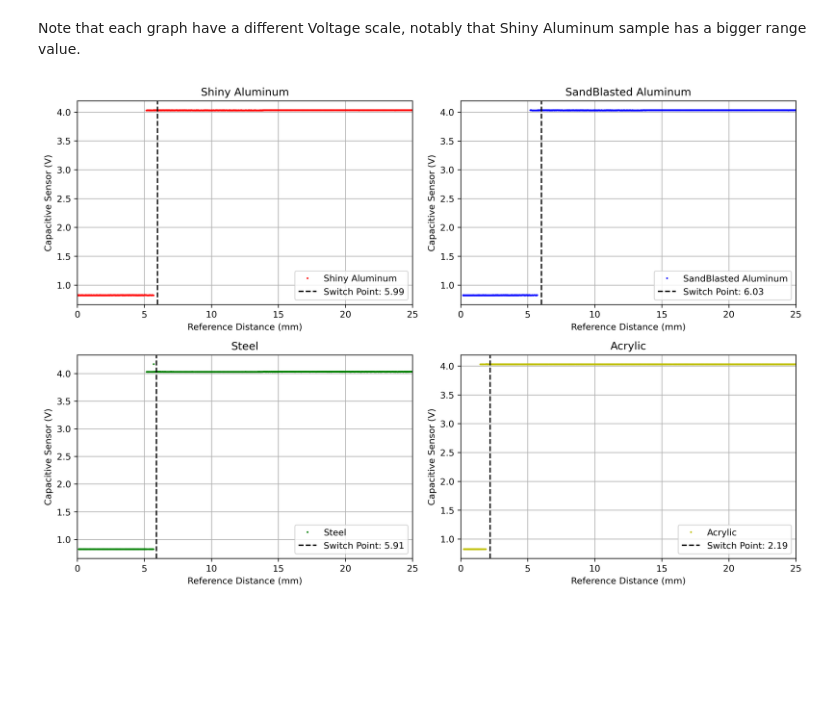
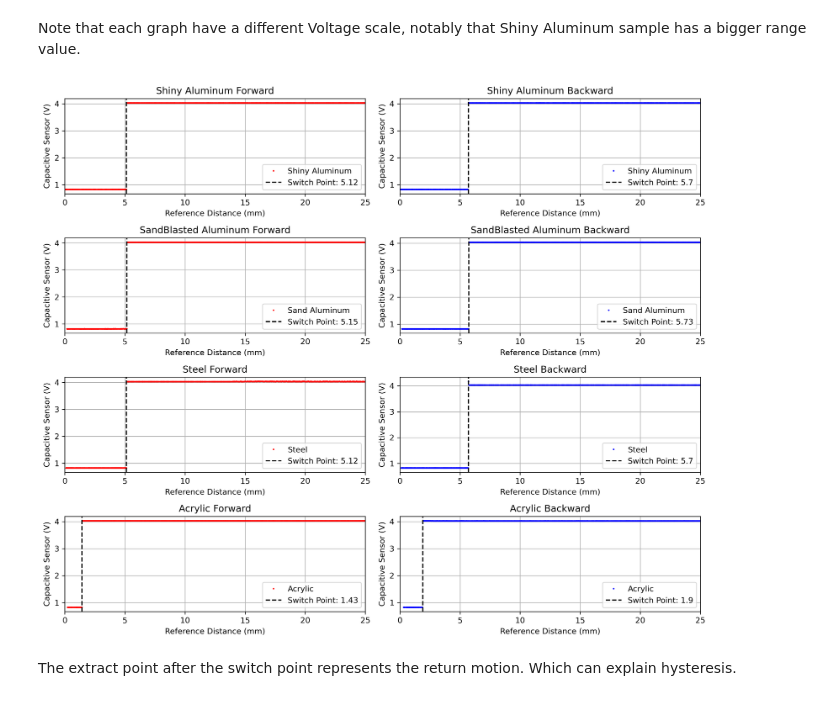
Before and after one commit to Koi199/MECH-420-scripts, a Jupyter notebook: Lab1 Data/MECH420LabReport_1.ipynb, the cells around one changed output. Drawn from its saved outputs; the diff is of its cells as text; code cells hidden in the pictures; blank space fills up the shorter version.

Commit message:
Added forward and backward splits of data

```diff
--- a/Lab1 Data/MECH420LabReport_1.ipynb
+++ b/Lab1 Data/MECH420LabReport_1.ipynb
@@ -26,6 +26,23 @@ Al_shinydataset = Al_shinydataset.drop_duplicates(subset=['Reference Distance (m
 Al_sanddataset = Al_sanddataset.drop_duplicates(subset=['Reference Distance (mm)', 'IR Sensor (V)', 'Capacitive Sensor (V)', 'Eddy Current Sensor (V)', 'LED Sensor (V)'])
 Steeldataset = Steeldataset.drop_duplicates(subset=['Reference Distance (mm)', 'IR Sensor (V)', 'Capacitive Sensor (V)', 'Eddy Current Sensor (V)', 'LED Sensor (V)'])
 Acrylicdataset = Acrylicdataset.drop_duplicates(subset=['Reference Distance (mm)', 'IR Sensor (V)', 'Capacitive Sensor (V)', 'Eddy Current Sensor (V)', 'LED Sensor (V)'])
+
+# Split Dataset in forward versus backward motion, where forward is motion towards sensors
+Al_shinyswitchidx = Al_shinydataset['Reference Distance (mm)'].idxmin()
+Al_shinyforward = Al_shinydataset[Al_shinydataset['Time (s)'] < Al_shinydataset['Time (s)'].iloc[Al_shinyswitchidx]]
+Al_shinybackward = Al_shinydataset[Al_shinydataset['Time (s)'] >= Al_shinydataset['Time (s)'].iloc[Al_shinyswitchidx]]
+
+Al_sandswitchidx = Al_sanddataset['Reference Distance (mm)'].idxmin()
+Al_sandforward = Al_sanddataset[Al_sanddataset['Time (s)'] < Al_sanddataset['Time (s)'].iloc[Al_sandswitchidx]]
+Al_sandbackward = Al_sanddataset[Al_sanddataset['Time (s)'] >= Al_sanddataset['Time (s)'].iloc[Al_sandswitchidx]]
+
+Steelswitchidx = Steeldataset['Reference Distance (mm)'].idxmin()
+Steelforward =Steeldataset[Steeldataset['Time (s)'] < Steeldataset['Time (s)'].iloc[Steelswitchidx]]
+Steelbackward = Steeldataset[Steeldataset['Time (s)'] >= Steeldataset['Time (s)'].iloc[Steelswitchidx]]
+
+Acrylicswitchidx = Acrylicdataset['Reference Distance (mm)'].idxmin()
+Acrylicforward = Acrylicdataset[Acrylicdataset['Time (s)'] < Acrylicdataset['Time (s)'].iloc[Acrylicswitchidx]]
+Acrylicbackward = Acrylicdataset[Acrylicdataset['Time (s)'] >= Acrylicdataset['Time (s)'].iloc[Acrylicswitchidx]]
 # %% [markdown]
 ## Question 1
 Prepare one graph for each proximity sensor showing the sensor signal for all test targets as a function of distance between the sensor and the test targets. Use the distance measured by the dial gauge as the reference distance.
@@ -80,49 +101,73 @@ plt.show()
 Note that each graph have a different Voltage scale, notably that Shiny Aluminum sample has a bigger range value.
 # %%
 ##Capacitive Sensor
-# Define the threshold for the switch (this is an example; adjust based on your data)
+# Define the threshold for the switch
 threshold = 4.0  # Example threshold for switching from low to high
 
 # Create a figure and a grid of subplots
-fig, axs = plt.subplots(2, 2, figsize=(12, 8), dpi=300)  # 2 rows, 2 columns
+fig, axs = plt.subplots(4, 2, figsize=(12, 10), dpi=300)  # 4 rows, 2 columns
 
 # Function to plot with vertical line
 def plot_with_switch(ax, x_data, y_data, title, color, label):
     ax.plot(x_data, y_data, 'o', color=color, markersize=1, label=label)
     ax.set_xlim([0, 25])  # Restrict x-axis range
     ax.set_title(title)
     ax.set_xlabel('Reference Distance (mm)')
     ax.set_ylabel('Capacitive Sensor (V)')
 
     # Find the index where the sensor value crosses the threshold
-    switch_index = y_data.idxmax()  # Gets the first occurrence where it goes below threshold
-    switch_value = x_data.iloc[switch_index]  # Get the corresponding x value
+    switch_index = np.where(y_data < threshold)[0]  # Get indices where y_data is below threshold
+    if switch_index.size > 0:
+        switch_value = x_data.iloc[switch_index[0]]  # Get the corresponding x value for the first occurrence
+        # Add a vertical line at the switch value
+        ax.axvline(switch_value, color='k', linestyle='--', label='Switch Point: ' + str(switch_value))
 
-    # Add a vertical line at the switch value
-    ax.axvline(switch_value, color='k', linestyle='--', label='Switch Point: ' + str(switch_value))
+    ax.grid(True)
+    ax.legend()
+
+# Function to plot with vertical line
+def plot_with_switch2(ax, x_data, y_data, title, color, label):
+    ax.plot(x_data, y_data, 'o', color=color, markersize=1, label=label)
+    ax.set_xlim([0, 25])  # Restrict x-axis range
+    ax.set_title(title)
+    ax.set_xlabel('Reference Distance (mm)')
+    ax.set_ylabel('Capacitive Sensor (V)')
+
+    # Find the index where the sensor value crosses the threshold
+    switch_index = np.where(y_data > 1.0)[0]  # Get indices where y_data is below threshold
+    if switch_index.size > 0:
+        switch_value = x_data.iloc[switch_index[0]]  # Get the corresponding x value for the first occurrence
+        # Add a vertical line at the switch value
+        ax.axvline(switch_value, color='k', linestyle='--', label='Switch Point: ' + str(switch_value))
 
     ax.grid(True)
     ax.legend()
 
 # Plot for Shiny Aluminum
-plot_with_switch(axs[0, 0], Al_shinydataset['Reference Distance (mm)'], Al_shinydataset['Capacitive Sensor (V)'], 'Shiny Aluminum', 'r', 'Shiny Aluminum')
+plot_with_switch(axs[0, 0], Al_shinyforward['Reference Distance (mm)'], Al_shinyforward['Capacitive Sensor (V)'], 'Shiny Aluminum Forward', 'r', 'Shiny Aluminum')
+plot_with_switch2(axs[0, 1], Al_shinybackward['Reference Distance (mm)'], Al_shinybackward['Capacitive Sensor (V)'], 'Shiny Aluminum Backward', 'b', 'Shiny Aluminum')
 
 # Plot for SandBlasted Aluminum
-plot_with_switch(axs[0, 1], Al_sanddataset['Reference Distance (mm)'], Al_sanddataset['Capacitive Sensor (V)'], 'SandBlasted Aluminum', 'b', 'SandBlasted Aluminum')
+plot_with_switch(axs[1, 0], Al_sandforward['Reference Distance (mm)'], Al_sandforward['Capacitive Sensor (V)'], 'SandBlasted Aluminum Forward', 'r', 'Sand Aluminum')
+plot_with_switch2(axs[1, 1], Al_sandbackward['Reference Distance (mm)'], Al_sandbackward['Capacitive Sensor (V)'], 'SandBlasted Aluminum Backward', 'b', 'Sand Aluminum')
 
 # Plot for Steel
-plot_with_switch(axs[1, 0], Steeldataset['Reference Distance (mm)'], Steeldataset['Capacitive Sensor (V)'], 'Steel', 'g', 'Steel')
+plot_with_switch(axs[2, 0], Steelforward['Reference Distance (mm)'], Steelforward['Capacitive Sensor (V)'], 'Steel Forward', 'r', 'Steel')
+plot_with_switch2(axs[2, 1], Steelbackward['Reference Distance (mm)'], Steelbackward['Capacitive Sensor (V)'], 'Steel Backward', 'b', 'Steel')
 
 # Plot for Acrylic
-plot_with_switch(axs[1, 1], Acrylicdataset['Reference Distance (mm)'], Acrylicdataset['Capacitive Sensor (V)'], 'Acrylic', 'y', 'Acrylic')
+plot_with_switch(axs[3, 0], Acrylicforward['Reference Distance (mm)'], Acrylicforward['Capacitive Sensor (V)'], 'Acrylic Forward', 'r', 'Acrylic')
+plot_with_switch2(axs[3, 1], Acrylicbackward['Reference Distance (mm)'], Acrylicbackward['Capacitive Sensor (V)'], 'Acrylic Backward', 'b', 'Acrylic')
 
 # Adjust layout for better spacing
 plt.tight_layout()
 
 # Show the plot
 plt.show()
 # %% [output]
-[figure, old version]
+[figure, new version]
+# %% [markdown]
+The extract point after the switch point represents the return motion. Which can explain hysteresis.
 # %%
 ##Eddy Current Sensor Graphs
 # Plotting large data efficiently
```
Also changed, not shown: parts of 3 cells of this notebook.
